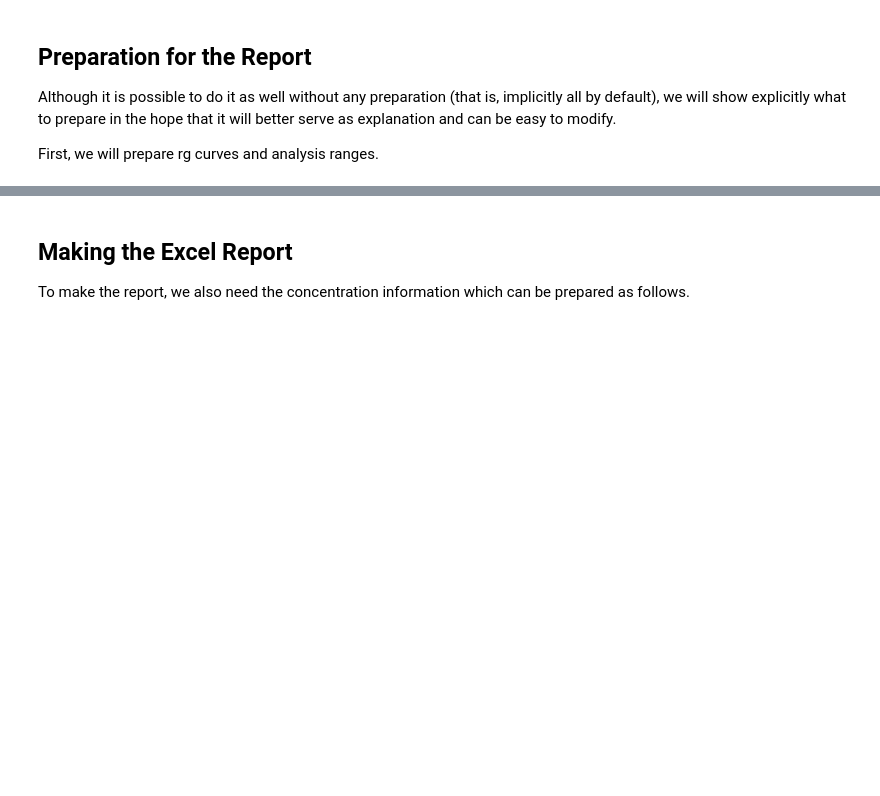
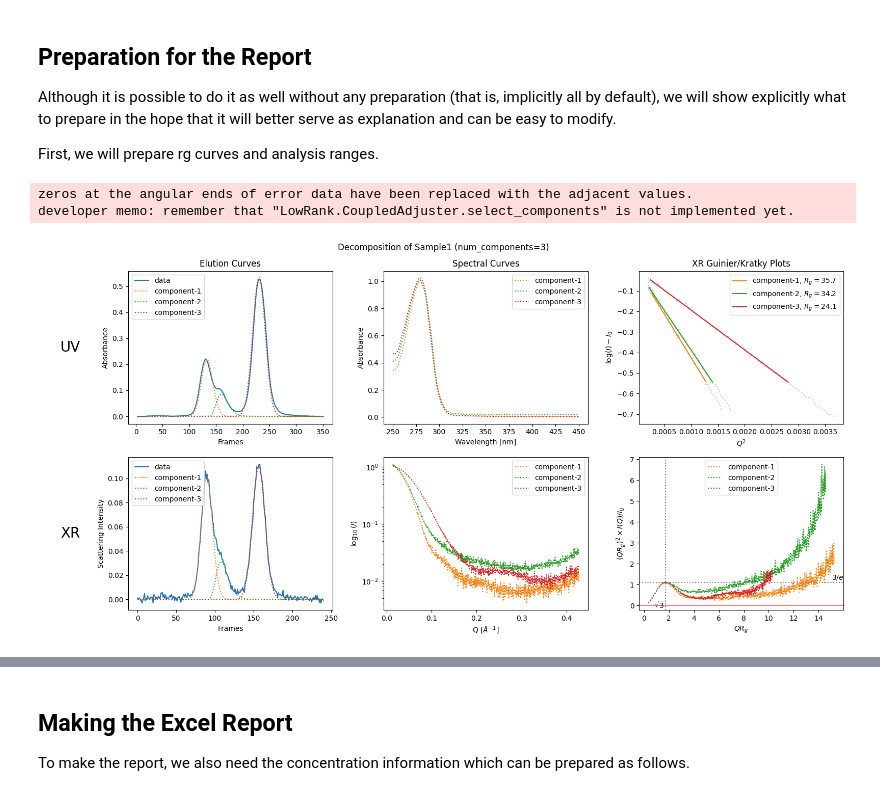
Before and after one commit to biosaxs-dev/molass-tutorial, a Jupyter notebook: chapters/08/backward.ipynb, the cells around one changed output, grey strips where cells are left out. Cells and saved outputs as stored; diff of their text form; code cells hidden in the pictures; blank space fills up the shorter version.

```diff
--- a/chapters/08/backward.ipynb
+++ b/chapters/08/backward.ipynb
@@ -20,18 +20,19 @@ Although it is possible to do it as well without any preparation (that is, impli
 
 First, we will prepare rg curves and analysis ranges.
 # %%
-import sys
-sys.path.insert(0, '../../../molass-library')
-sys.path.insert(0, '../../../molass-legacy')
 from molass import get_version
 assert get_version() >= '0.3.0', "This script requires molass version 0.3.0 or higher."
 from molass_data import SAMPLE1
 from molass.DataObjects import SecSaxsData as SSD
 ssd = SSD(SAMPLE1)
 trimmed_ssd = ssd.trimmed_copy()
 corrected_ssd = trimmed_ssd.corrected_copy()
 decomposition = corrected_ssd.quick_decomposition(num_components=3)
 plot5 = decomposition.plot_components(title="Decomposition of Sample1 (num_components=3)")
+# %% [output]
+zeros at the angular ends of error data have been replaced with the adjacent values.
+developer memo: remember that "LowRank.CoupledAdjuster.select_components" is not implemented yet.
+[figure, added]
 # %%
 rgcurve = corrected_ssd.xr.compute_rgcurve()
 plot6 = decomposition.plot_components(title="Decomposition of Sample1 with Rg Curve", rgcurve=rgcurve)
```
Also changed, not shown: parts of 3 cells of this notebook, 6 other files.
